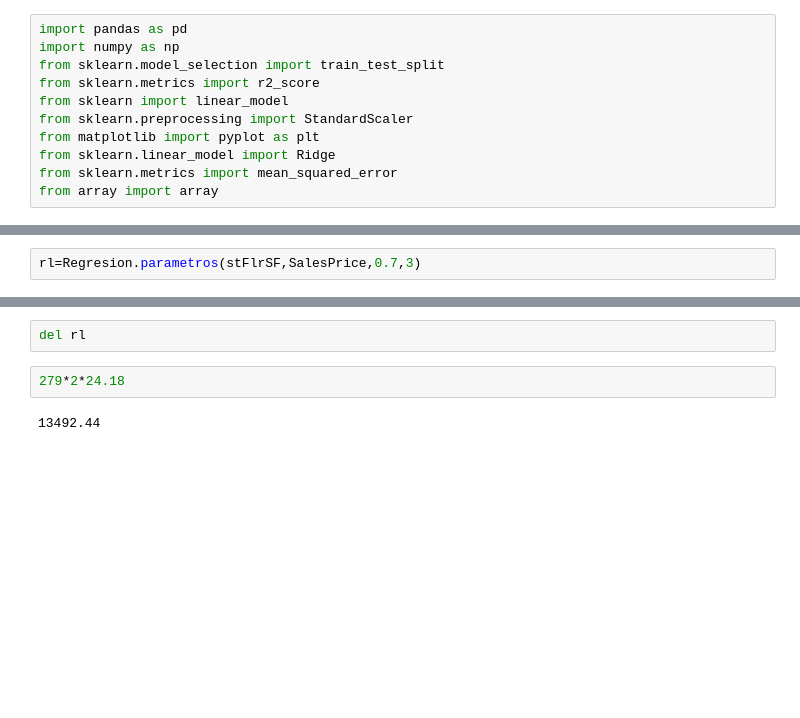
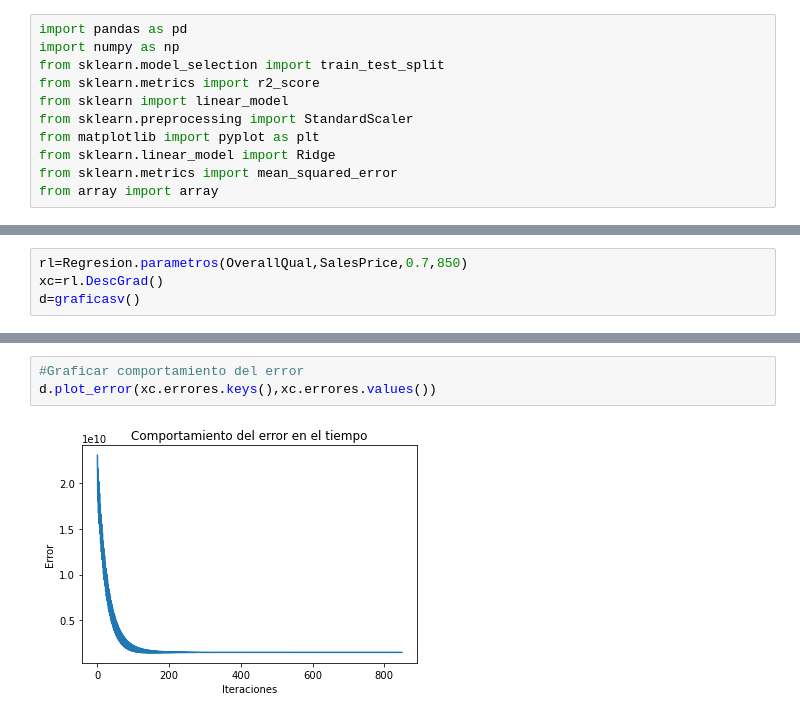
Before and after one commit to yalicar/proyecto_ADP, a Jupyter notebook: Class_Regresion.ipynb, the cells around one changed output, grey strips where cells are left out. Drawn from its saved outputs; the diff is of its cells as text; blank space fills up the shorter version.

```diff
--- a/Class_Regresion.ipynb
+++ b/Class_Regresion.ipynb
@@ -108,2 +125,4 @@ class Graficas():
 # %%
-rl=Regresion.parametros(stFlrSF,SalesPrice,0.7,3)
+rl=Regresion.parametros(OverallQual,SalesPrice,0.7,850)
+xc=rl.DescGrad()
+d=graficasv()
@@ -162,6 +129,5 @@ array([191.23744127, 270.99938893, 175.41910543, 194.58878361,
-# %%
-del rl
-# %%
-279*2*24.18
-# %% [output]
-13492.44
+# %%
+#Graficar comportamiento del error
+d.plot_error(xc.errores.keys(),xc.errores.values())
+# %% [output]
+[figure, added]
```
Also changed, not shown: parts of 17 cells of this notebook, 43 other files.
